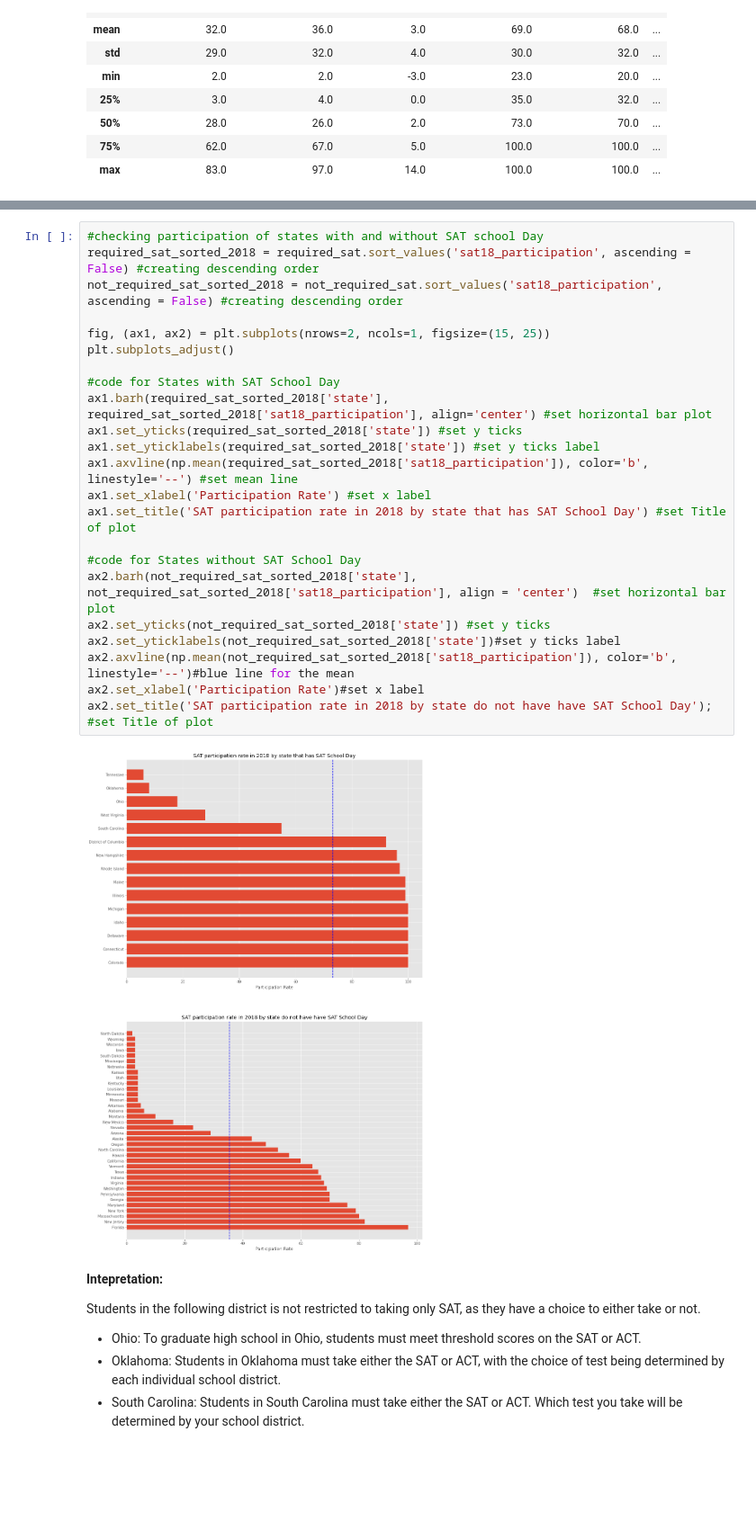
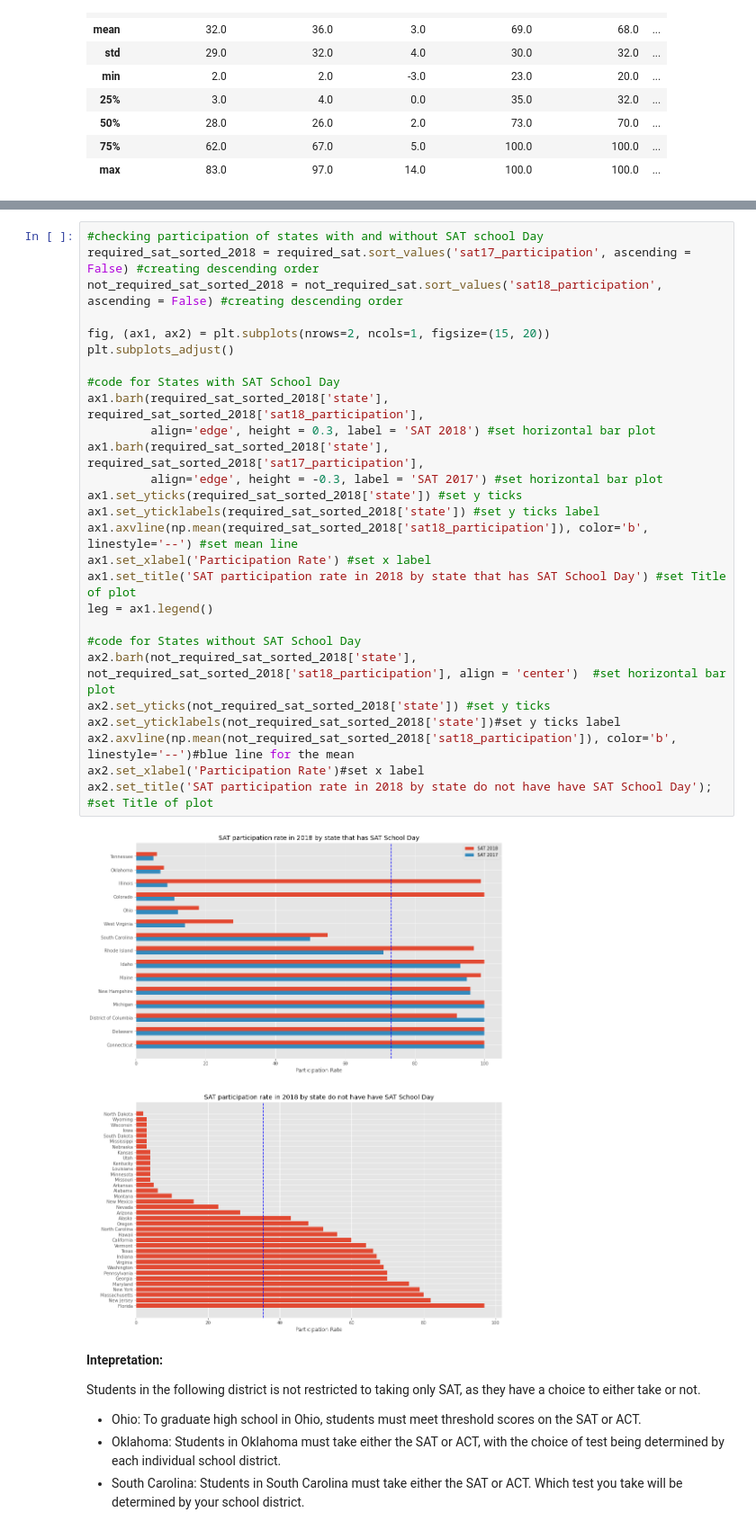
Before and after one commit to SimYiSY/DSI-Projects, a Jupyter notebook: project_1/code/starter-code_updated.ipynb, the cells around one changed output, grey strips where cells are left out. Shown at 90% size. Saved outputs shown, nothing was run; the diff lists cells and outputs as text; blank space fills up the shorter version.

```diff
--- a/project_1/code/starter-code_updated.ipynb
+++ b/project_1/code/starter-code_updated.ipynb
@@ -1822,28 +1847,32 @@ round(not_required_sat[['state', 'sat17_participation', 'sat18_participation', '
 # %%
 #checking participation of states with and without SAT school Day
-required_sat_sorted_2018 = required_sat.sort_values('sat18_participation', ascending = False) #creating descending order
+required_sat_sorted_2018 = required_sat.sort_values('sat17_participation', ascending = False) #creating descending order
 not_required_sat_sorted_2018 = not_required_sat.sort_values('sat18_participation', ascending = False) #creating descending order
 
-fig, (ax1, ax2) = plt.subplots(nrows=2, ncols=1, figsize=(15, 25))
+fig, (ax1, ax2) = plt.subplots(nrows=2, ncols=1, figsize=(15, 20))
 plt.subplots_adjust()
 
 #code for States with SAT School Day
-ax1.barh(required_sat_sorted_2018['state'], required_sat_sorted_2018['sat18_participation'], align='center') #set horizontal bar plot
+ax1.barh(required_sat_sorted_2018['state'], required_sat_sorted_2018['sat18_participation'],
+         align='edge', height = 0.3, label = 'SAT 2018') #set horizontal bar plot
+ax1.barh(required_sat_sorted_2018['state'], required_sat_sorted_2018['sat17_participation'],
+         align='edge', height = -0.3, label = 'SAT 2017') #set horizontal bar plot
 ax1.set_yticks(required_sat_sorted_2018['state']) #set y ticks
 ax1.set_yticklabels(required_sat_sorted_2018['state']) #set y ticks label
 ax1.axvline(np.mean(required_sat_sorted_2018['sat18_participation']), color='b', linestyle='--') #set mean line
 ax1.set_xlabel('Participation Rate') #set x label
 ax1.set_title('SAT participation rate in 2018 by state that has SAT School Day') #set Title of plot
+leg = ax1.legend()
 
 #code for States without SAT School Day
 ax2.barh(not_required_sat_sorted_2018['state'], not_required_sat_sorted_2018['sat18_participation'], align = 'center')  #set horizontal bar plot
 ax2.set_yticks(not_required_sat_sorted_2018['state']) #set y ticks
 ax2.set_yticklabels(not_required_sat_sorted_2018['state'])#set y ticks label
 ax2.axvline(np.mean(not_required_sat_sorted_2018['sat18_participation']), color='b', linestyle='--')#blue line for the mean
 ax2.set_xlabel('Participation Rate')#set x label
 ax2.set_title('SAT participation rate in 2018 by state do not have have SAT School Day'); #set Title of plot
 # %% [output]
-[figure, old version]
+[figure, new version]
 # %% [markdown]
 **Intepretation:**
 
```
Also changed, not shown: parts of 6 cells of this notebook, 1 other file.
